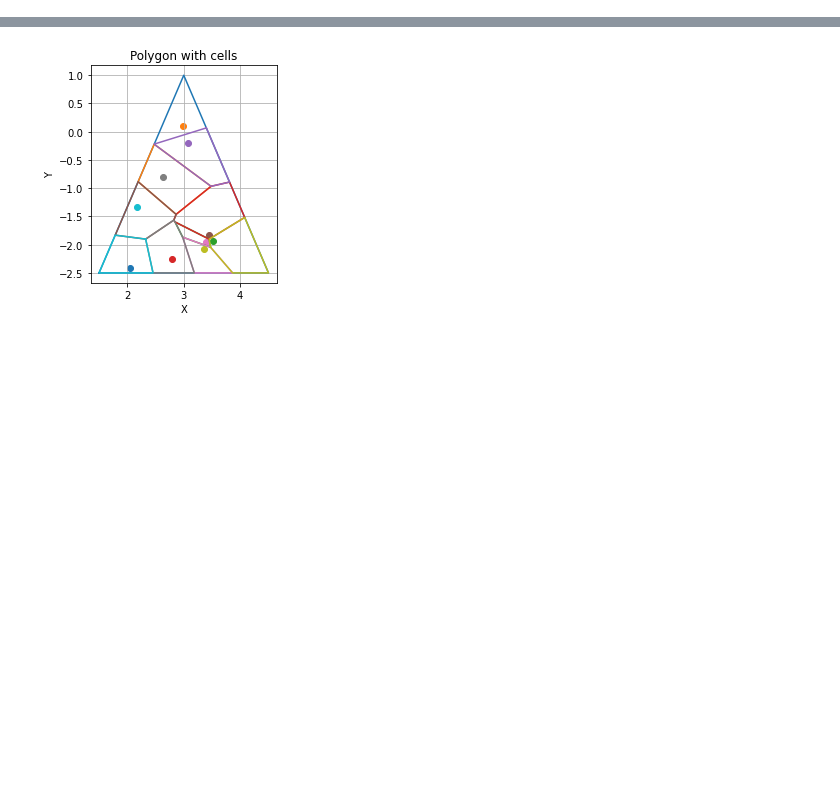
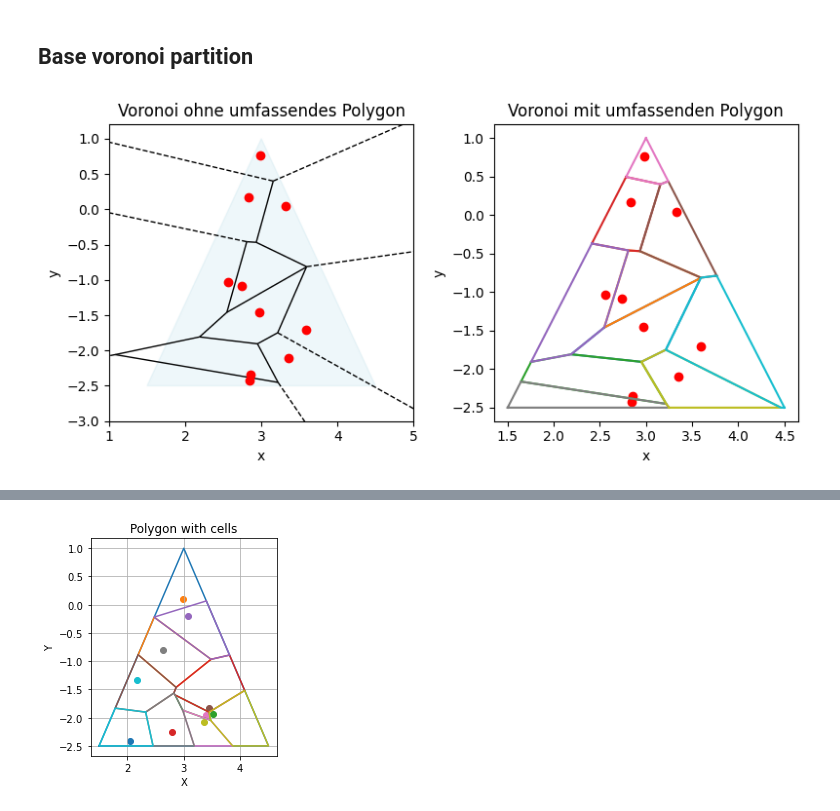
Before and after one commit to MariiaPoliakovaa/RobotFormations, a Jupyter notebook: artistic_pattern_form/goal_generation.ipynb, the cells around one changed output, grey strips where cells are left out. Cells and saved outputs as stored; diff of their text form; code cells hidden in the pictures; blank space fills up the shorter version.

```diff
--- a/artistic_pattern_form/goal_generation.ipynb
+++ b/artistic_pattern_form/goal_generation.ipynb
@@ -41,2 +40,41 @@ NameError: name 'plt' is not defined
+# %% [markdown]
+## Base voronoi partition
 # %%
 polygon = triangle_polygon
+points = generate_points(10, polygon)
+points = np.array([[point.x, point.y] for point in points])
+
+fig, (ax1, ax2) = plt.subplots(1,2, figsize=(8,4))
+
+# voronoi without containing polygon
+vor = Voronoi(points)
+voronoi_plot_2d(vor, ax=ax1, show_points=False, show_vertices=False)
+ax1.plot(points[:,0], points[:,1], 'ro')  # Plot the points
+x, y = polygon.exterior.xy
+ax1.fill(x,y, color="lightblue", alpha=0.2)
+
+# voronoi with containing polygon
+voronoi_polygons = cell_polygons(points, polygon)
+for point in points:
+    ax2.scatter(point[0], point[1], color='red')
+
+for cell in voronoi_polygons:
+    ax2.plot(*cell.exterior.xy)
+
+ax1.set_xlim([1,5])
+ax1.set_ylim([-3, 1.2])
+
+ax1.set_xlabel('x')
+ax1.set_ylabel('y')
+ax1.set_title("Voronoi ohne umfassendes Polygon")
+
+ax2.set_xlabel('x')
+ax2.set_ylabel('y')
+ax2.set_title("Voronoi mit umfassenden Polygon")
+
+
+plt.tight_layout()
+plt.savefig("plots/voronoi.png")
+plt.show()
+# %% [output]
+[figure, added]
```
Also changed, not shown: parts of 7 cells of this notebook, 2 other files.
